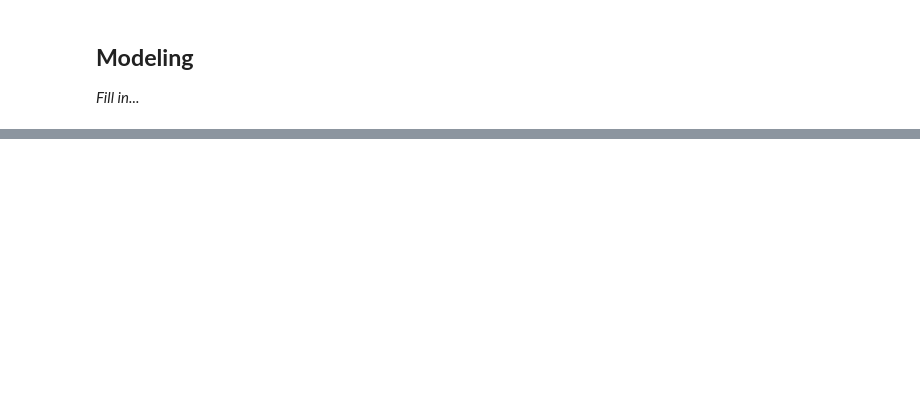
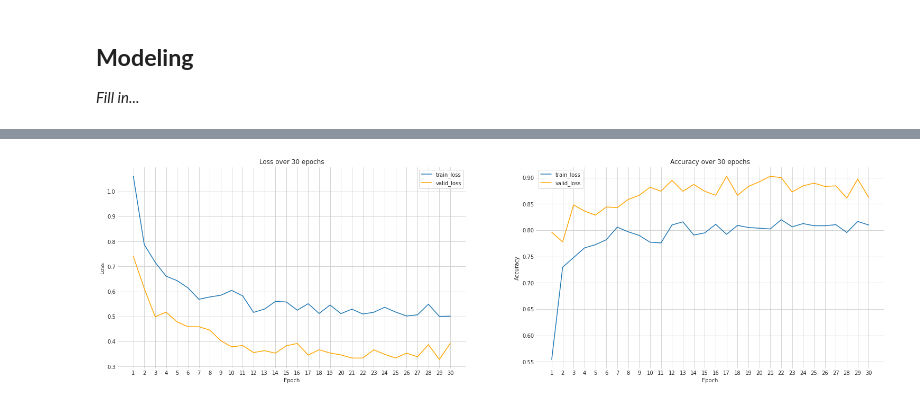
Before and after one commit to dhelms1/plant_pathology, a Jupyter notebook: plant_pathology.ipynb, the cells around one changed output, grey strips where cells are left out. Saved outputs shown, nothing was run; the diff lists cells and outputs as text; code cells hidden in the pictures; blank space fills up the shorter version.

```diff
--- a/plant_pathology.ipynb
+++ b/plant_pathology.ipynb
@@ -297,8 +310,10 @@ def train_model(model, epochs, trainloader, validloader):
   '''
   train_loss = 0
   train_acc = 0
-  train_hist = []
-  val_hist = []
+  train_loss_hist = []
+  val_loss_hist = []
+  train_acc_hist = []
+  val_acc_hist = []
   print(f'Training on {device} using {model.__class__.__name__} architecture...\n')
   for epoch in range(epochs):
     start = time()
@@ -336,8 +351,10 @@ def train_model(model, epochs, trainloader, validloader):
           val_acc += torch.mean(equals.type(torch.FloatTensor)).item()
 
         end = time()
-        train_hist.append(train_loss/len(trainloader))
-        val_hist.append(val_loss/len(validloader))
+        train_loss_hist.append(train_loss/len(trainloader))
+        train_acc_hist.append(train_acc/len(trainloader))
+        val_loss_hist.append(val_loss/len(validloader))
+        val_acc_hist.append(val_acc/len(validloader))
 
         print(f'Epoch {epoch+1}/{epochs}... '
               f'{round(end-start, 1)}s... '
@@ -345,7 +362,7 @@ def train_model(model, epochs, trainloader, validloader):
               f'Train Accuracy: {train_acc/len(trainloader):.3f}... '
               f'Val Loss: {val_loss/len(validloader):.3f}... '
               f'Val Accuracy: {val_acc/len(validloader):.3f}')
-        train_loss = 0 # reset train loss after epoch
+        train_loss = 0
         train_acc = 0
-        model.train() # turn dropout back o
-  return train_hist, val_hist
+        model.train()
+  return train_loss_hist, train_acc_hist, val_loss_hist, val_acc_hist
@@ -371,0 +369,29 @@ Epoch 30/30... 106.3s... Train Loss: 0.400... Train Accuracy: 0.863... Val Loss:
+# %%
+def plot_history(train_stat, val_stat, epochs, s_type):
+  '''
+  Plot history of model training and validation stats.
+  '''
+  sns.set_style('whitegrid')
+  sns.lineplot(x=np.arange(1, epochs+1), y=train_stat)
+  sns.lineplot(x=np.arange(1, epochs+1), y=val_stat, color='orange')
+  plt.xticks(ticks=np.arange(1, epochs+1))
+  plt.legend(['train', 'valid'], frameon=True)
+  plt.title(f'{s_type} over {epochs} epochs')
+  plt.xlabel('Epoch')
+  plt.ylabel(s_type)
+  return None
+# %%
+epochs = 30
+
+# Train model
+train_loss, train_acc, val_loss, val_acc = train_model(model, epochs, trainloader, validloader)
+
+# Plot loss and accuracy
+plt.figure(figsize=(26,7))
+ax1 = plt.subplot(1,2,1)
+plot_history(train_loss, val_loss, epochs, 'Loss')
+ax2 = plt.subplot(1,2,2)
+plot_history(train_acc, val_acc, epochs, 'Accuracy')
+plt.show();
+# %% [output]
+[figure, added]
```
Also changed, not shown: parts of 34 cells of this notebook.
